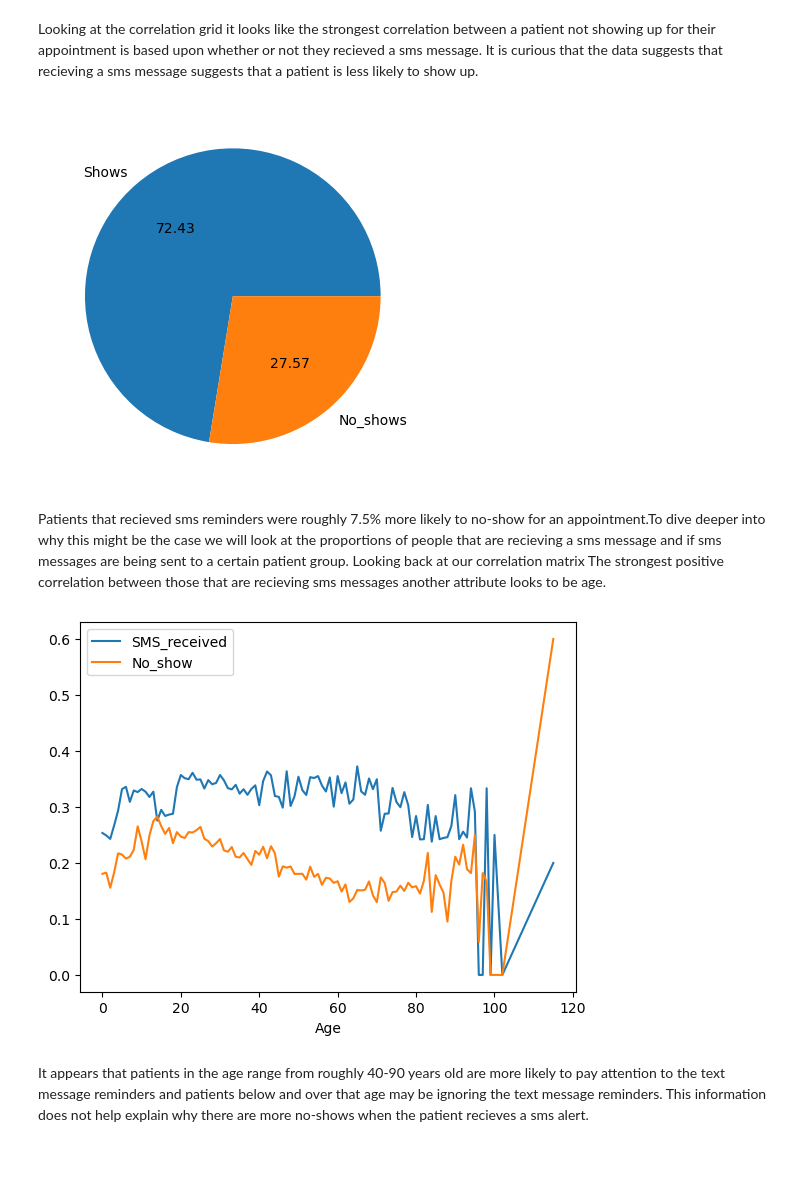
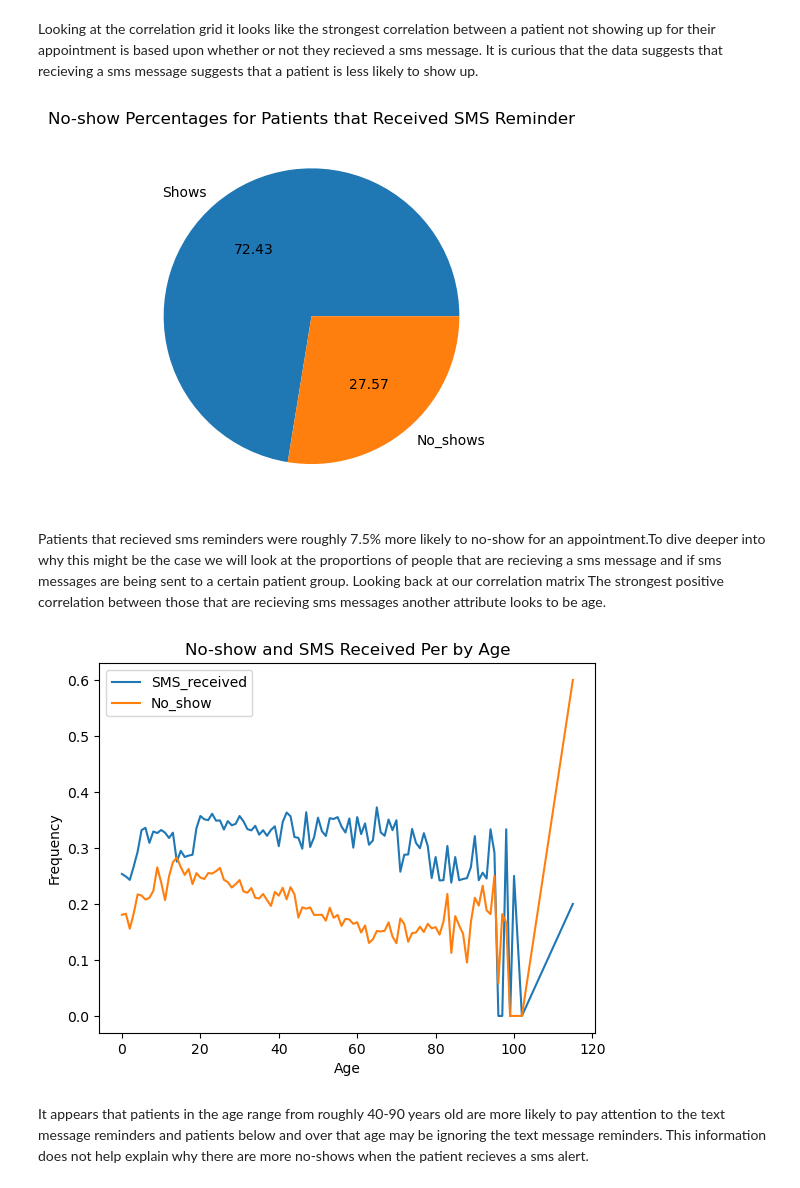
Before and after one commit to jdaugherty1216/Data-Analysis---No-show-Appointments, a Jupyter notebook: Data Analysis_No-Show Appointment.ipynb, the cells around one changed output. Cells and saved outputs as stored; diff of their text form; code cells hidden in the pictures; blank space fills up the shorter version.

```diff
--- a/Data Analysis_No-Show Appointment.ipynb
+++ b/Data Analysis_No-Show Appointment.ipynb
@@ -196,20 +203,22 @@ df.corr().style.background_gradient(cmap="Greens")
 Looking at the correlation grid it looks like the strongest correlation between a patient not showing up for their appointment is based upon whether or not they recieved a sms message. It is curious that the data suggests that recieving a sms message suggests that a patient is less likely to show up.
 # %%
 df_sms=df.query('SMS_received==True')
-pie_with_perc(df_sms)
+pie_with_perc(df_sms,'No-show Percentages for Patients that Received SMS Reminder')
 # %% [output]
-[figure, old version]
+[figure, new version]
 # %% [markdown]
 Patients that recieved sms reminders were roughly 7.5% more likely to no-show for an appointment.To dive deeper into why this might be the case we will look at the proportions of people that are recieving a sms message and
 if sms messages are being sent to a certain patient group. Looking back at our correlation matrix The strongest positive correlation between those that are recieving sms messages another attribute looks to be age.
 # %%
 #comparing percentages of sms_recieved and no_shows accros all ages
 df_age=df.groupby('Age').mean()
 df_age.SMS_received.plot.line()
 df_age.No_show.plot.line()
+plt.title('No-show and SMS Received Per by Age')
+plt.ylabel('Frequency')
 plt.legend();
 # %% [output]
-[figure, old version]
+[figure, new version]
 # %% [markdown]
 It appears that patients in the age range from roughly 40-90 years old are more likely to pay attention to the text message reminders and patients below and over that age may be ignoring the text message reminders. This information does not help explain why there are more no-shows when the patient recieves a sms alert.
 # %% [markdown]
```
Also changed, not shown: parts of 10 cells of this notebook.
